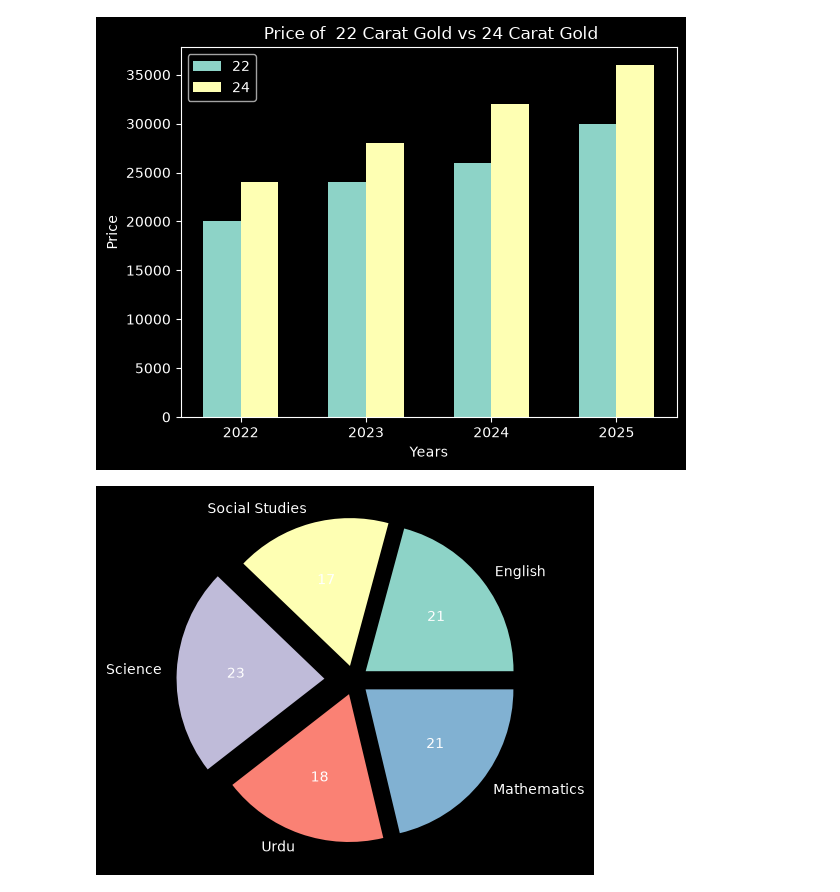
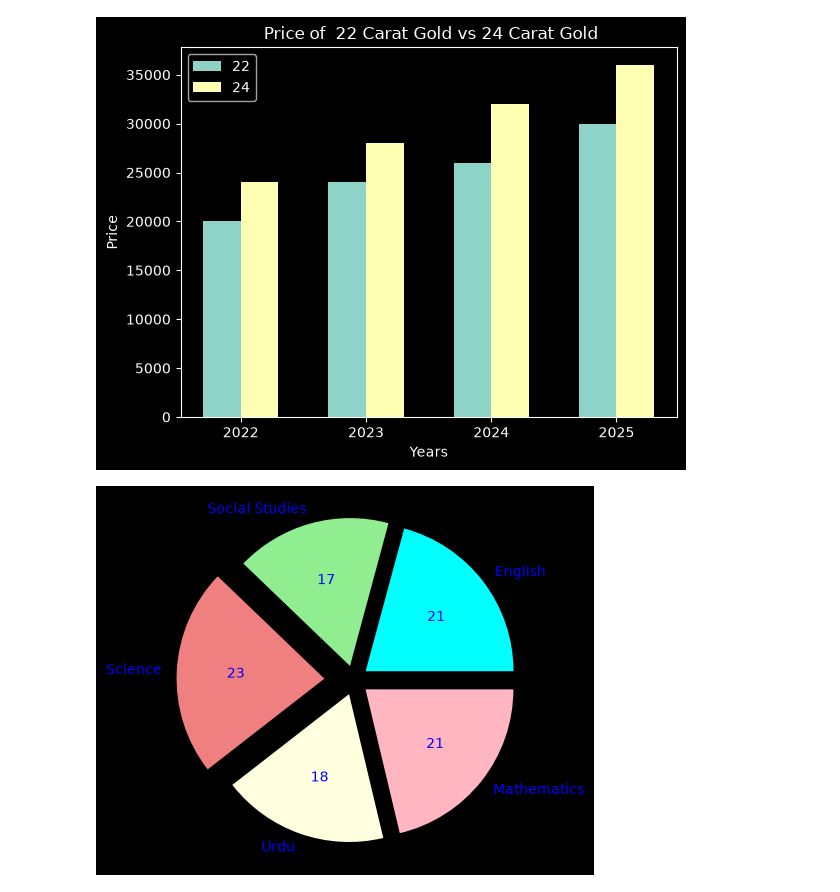
Before and after one commit to adilfarooqkhan-ds/Analytics, a Jupyter notebook: Matplotlib/index.ipynb, the cells around one changed output. Cells and saved outputs as stored; diff of their text form; code cells hidden in the pictures.

Commit message:
pie chart

```diff
--- a/Matplotlib/index.ipynb
+++ b/Matplotlib/index.ipynb
@@ -202,7 +202,8 @@ plt.show()
 # %%
 label=['English','Social Studies','Science','Urdu','Mathematics']
 marks=[88,72,96,77,90]
-plt.pie(marks,labels=label,autopct='%1.0f',explode=(0.1,0.1,0.2,0.1,0.1) )
+# plt.pie(marks,labels=label,autopct='%1.0f',explode=(0,0,0,0,0) )
+plt.pie(marks,labels=label,autopct='%1.0f',explode=(0.1,0.1,0.2,0.1,0.1), colors=['aqua','lightgreen','lightcoral','lightyellow','lightpink'],textprops={'color': 'blue'})
 plt.show()
 # %% [output]
-[figure, old version]
+[figure, new version]
```
